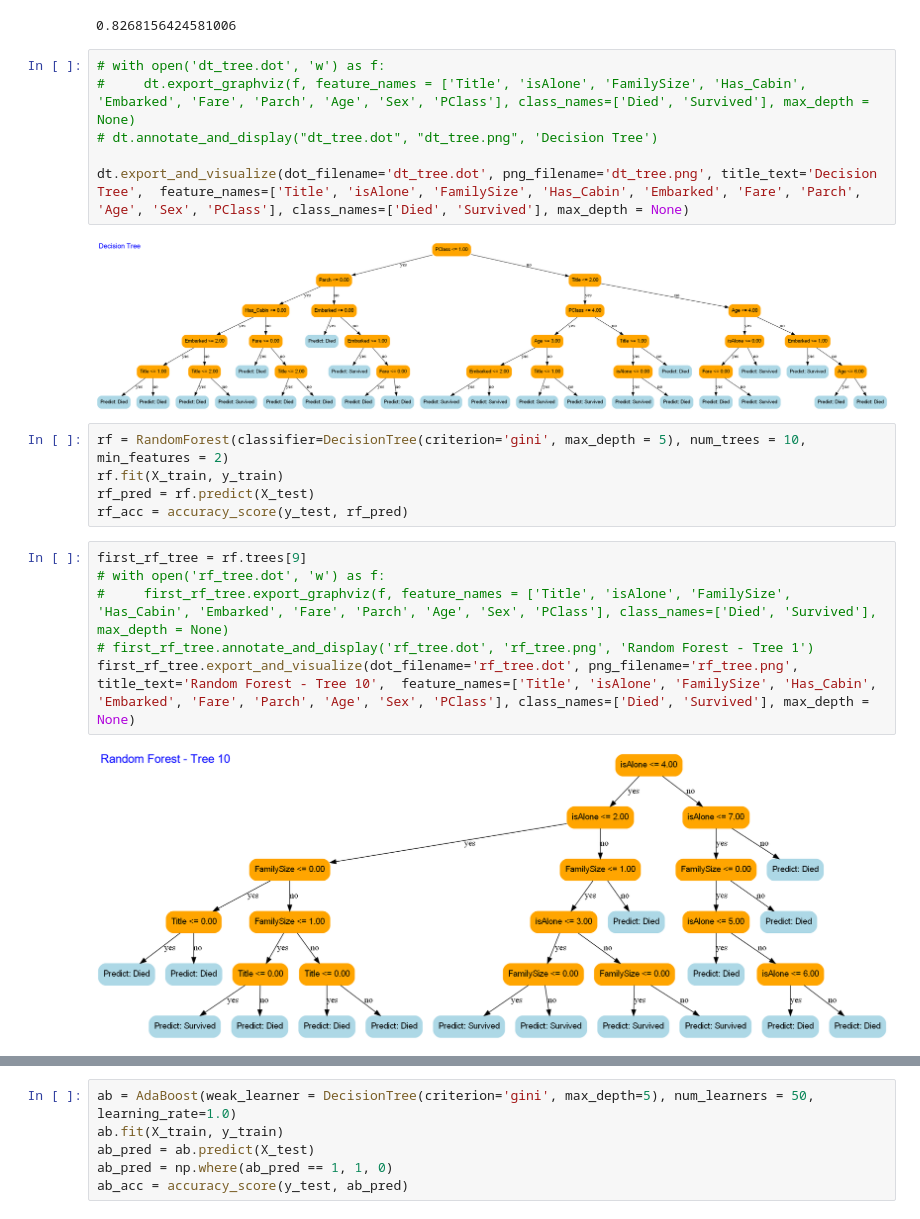
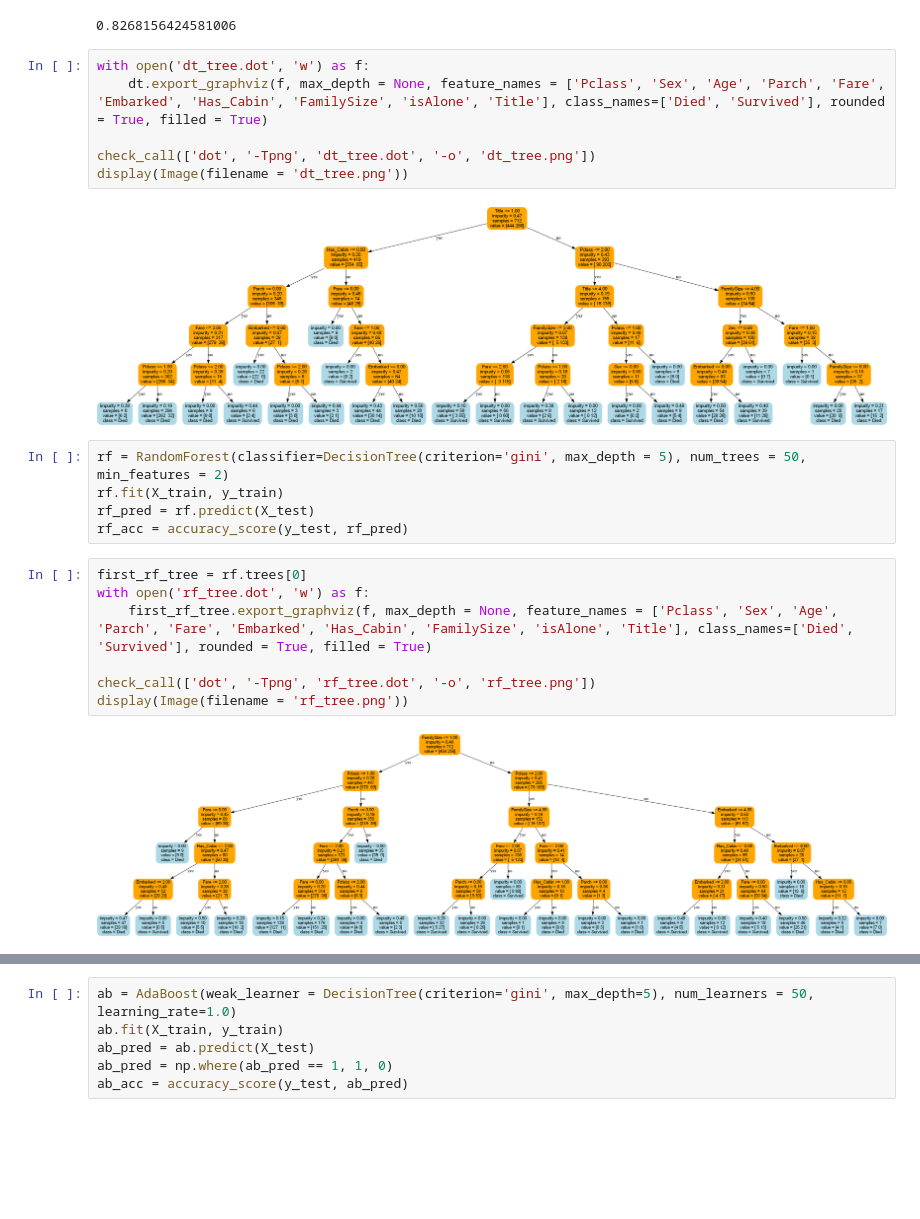
Before and after one commit to edchav/Trees-Boosting, a Jupyter notebook: trees_boosting.ipynb, the cells around one changed output, grey strips where cells are left out. Saved outputs shown, nothing was run; the diff lists cells and outputs as text; blank space fills up the shorter version.

Commit message:
Visualizing Trees
Included other metrics to display on nodes. Used sklearn documentation on their export_graphviz function

```diff
--- a/trees_boosting.ipynb
+++ b/trees_boosting.ipynb
@@ -705,26 +804,27 @@ dt_acc
 # %% [output]
 0.8268156424581006
 # %%
-# with open('dt_tree.dot', 'w') as f:
-#     dt.export_graphviz(f, feature_names = ['Title', 'isAlone', 'FamilySize', 'Has_Cabin', 'Embarked', 'Fare', 'Parch', 'Age', 'Sex', 'PClass'], class_names=['Died', 'Survived'], max_depth = None)
-# dt.annotate_and_display("dt_tree.dot", "dt_tree.png", 'Decision Tree')
+with open('dt_tree.dot', 'w') as f:
+    dt.export_graphviz(f, max_depth = None, feature_names = ['Pclass', 'Sex', 'Age', 'Parch', 'Fare', 'Embarked', 'Has_Cabin', 'FamilySize', 'isAlone', 'Title'], class_names=['Died', 'Survived'], rounded = True, filled = True)
 
-dt.export_and_visualize(dot_filename='dt_tree.dot', png_filename='dt_tree.png', title_text='Decision Tree',  feature_names=['Title', 'isAlone', 'FamilySize', 'Has_Cabin', 'Embarked', 'Fare', 'Parch', 'Age', 'Sex', 'PClass'], class_names=['Died', 'Survived'], max_depth = None)
+check_call(['dot', '-Tpng', 'dt_tree.dot', '-o', 'dt_tree.png'])
+display(Image(filename = 'dt_tree.png'))
 # %% [output]
-[figure, old version]
+[figure, new version]
 # %%
-rf = RandomForest(classifier=DecisionTree(criterion='gini', max_depth = 5), num_trees = 10, min_features = 2)
+rf = RandomForest(classifier=DecisionTree(criterion='gini', max_depth = 5), num_trees = 50, min_features = 2)
 rf.fit(X_train, y_train)
 rf_pred = rf.predict(X_test)
 rf_acc = accuracy_score(y_test, rf_pred)
 # %%
-first_rf_tree = rf.trees[9]
-# with open('rf_tree.dot', 'w') as f:
-#     first_rf_tree.export_graphviz(f, feature_names = ['Title', 'isAlone', 'FamilySize', 'Has_Cabin', 'Embarked', 'Fare', 'Parch', 'Age', 'Sex', 'PClass'], class_names=['Died', 'Survived'], max_depth = None)
-# first_rf_tree.annotate_and_display('rf_tree.dot', 'rf_tree.png', 'Random Forest - Tree 1')
-first_rf_tree.export_and_visualize(dot_filename='rf_tree.dot', png_filename='rf_tree.png', title_text='Random Forest - Tree 10',  feature_names=['Title', 'isAlone', 'FamilySize', 'Has_Cabin', 'Embarked', 'Fare', 'Parch', 'Age', 'Sex', 'PClass'], class_names=['Died', 'Survived'], max_depth = None)
+first_rf_tree = rf.trees[0]
+with open('rf_tree.dot', 'w') as f:
+    first_rf_tree.export_graphviz(f, max_depth = None, feature_names = ['Pclass', 'Sex', 'Age', 'Parch', 'Fare', 'Embarked', 'Has_Cabin', 'FamilySize', 'isAlone', 'Title'], class_names=['Died', 'Survived'], rounded = True, filled = True)
+
+check_call(['dot', '-Tpng', 'rf_tree.dot', '-o', 'rf_tree.png'])
+display(Image(filename = 'rf_tree.png'))
 # %% [output]
-[figure, old version]
+[figure, new version]
 # %%
 rf_acc
 # %% [output]
```
Also changed, not shown: parts of 9 cells of this notebook, 7 other files.
